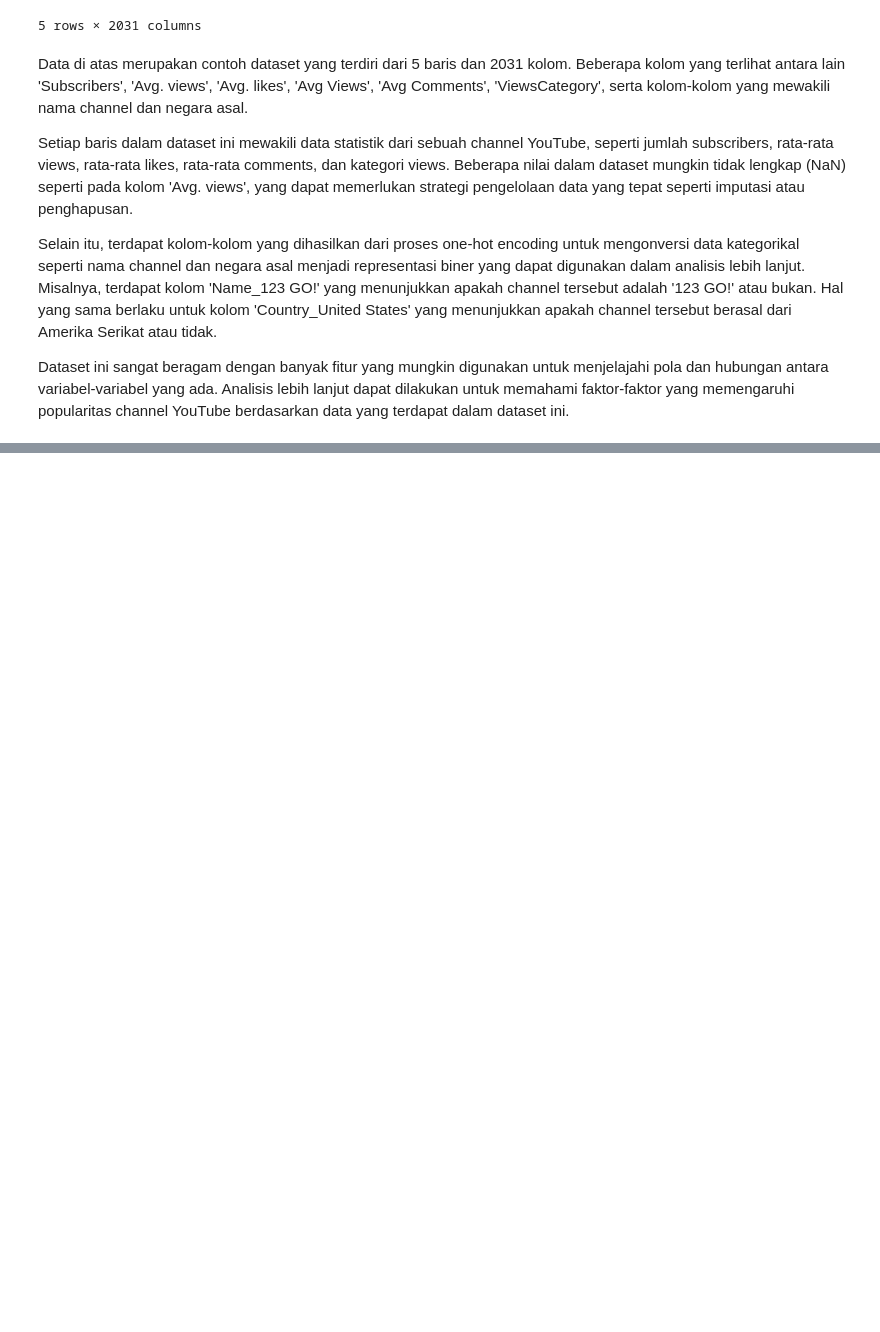
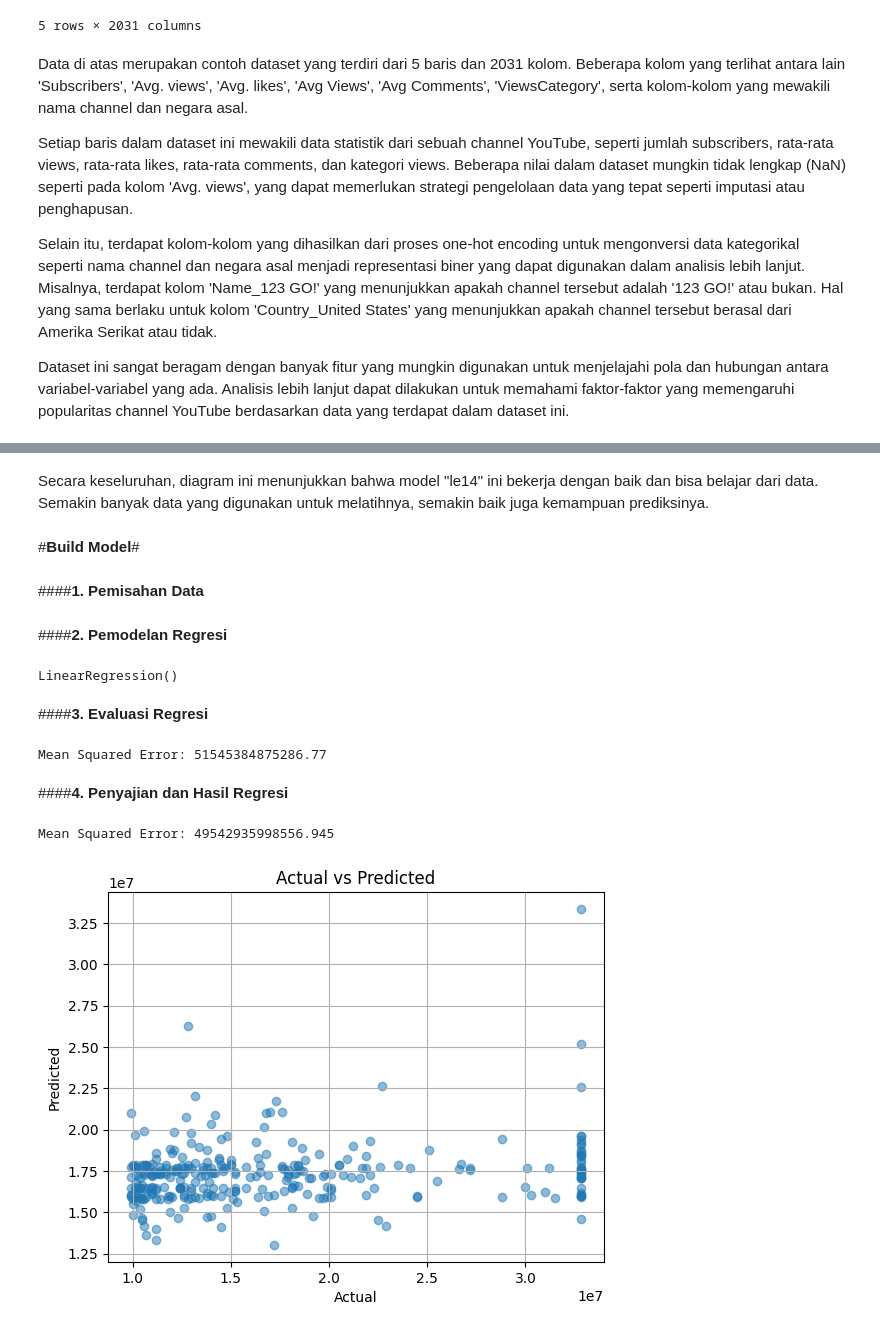
Before and after one commit to bayuprnmji31/DATA-MINING_1, a Jupyter notebook: DATA_MINING_BAYUPRNMJI_1.ipynb, the cells around one changed output, grey strips where cells are left out. Saved outputs shown, nothing was run; the diff lists cells and outputs as text; code cells hidden in the pictures; blank space fills up the shorter version.

```diff
--- a/DATA_MINING_BAYUPRNMJI_1.ipynb
+++ b/DATA_MINING_BAYUPRNMJI_1.ipynb
@@ -1293,0 +1644,6 @@ df.to_csv("Data Cleaned.csv")
+# %% [markdown]
+Secara keseluruhan, diagram ini menunjukkan bahwa model "le14" ini bekerja dengan baik dan bisa belajar dari data.  Semakin banyak data yang digunakan untuk melatihnya, semakin baik juga kemampuan prediksinya.
+# %% [markdown]
+#**Build Model**#
+# %% [markdown]
+####**1. Pemisahan Data**
@@ -1293,0 +1657,66 @@ df.to_csv("Data Cleaned.csv")
+# %% [markdown]
+####**2. Pemodelan Regresi**
+# %%
+# # Inisialisasi SimpleImputer dengan strategi mean
+imputer = SimpleImputer(strategy='mean')
+
+# Terapkan imputer pada data latih
+X_train_imputed = imputer.fit_transform(X_train)
+
+# Buat model Linear Regression
+model = LinearRegression()
+
+# Latih model menggunakan data latih yang telah diimputasi
+model.fit(X_train_imputed, y_train)
+# %% [output]
+LinearRegression()
+# %% [markdown]
+####**3. Evaluasi Regresi**
+# %%
+# Inisialisasi SimpleImputer dengan strategi mean
+imputer = SimpleImputer(strategy='mean')
+
+# Terapkan imputer pada data uji
+X_test_imputed = imputer.fit_transform(X_test_array)
+
+# Lakukan prediksi menggunakan data uji yang telah diimputasi
+y_pred = model.predict(X_test_imputed)
+
+# Hitung MSE (Mean Squared Error) sebagai metrik evaluasi
+mse = mean_squared_error(y_test, y_pred)
+print("Mean Squared Error:", mse)
+# %% [output]
+Mean Squared Error: 51545384875286.77
+# %% [markdown]
+####**4. Penyajian dan Hasil Regresi**
+# %%
+# Inisialisasi model regresi linear
+model = LinearRegression()
+
+# Latih model menggunakan data latih
+model.fit(x_train, y_train)
+
+# Lakukan prediksi menggunakan data uji
+y_pred = model.predict(x_test)
+
+# Hitung MSE (Mean Squared Error) sebagai metrik evaluasi
+mse = mean_squared_error(y_test, y_pred)
+print("Mean Squared Error:", mse)
+# %% [output]
+Mean Squared Error: 49542935998556.945
+# %%
+# Buat scatter plot
+plt.scatter(y_test, y_pred, alpha=0.5)
+
+# Tambahkan judul dan label sumbu
+plt.title('Actual vs Predicted')
+plt.xlabel('Actual')
+plt.ylabel('Predicted')
+
+# Tampilkan grid
+plt.grid(True)
+
+# Tampilkan plot
+plt.show()
+# %% [output]
+[figure, added]
```
Also changed, not shown: parts of 83 cells of this notebook.
